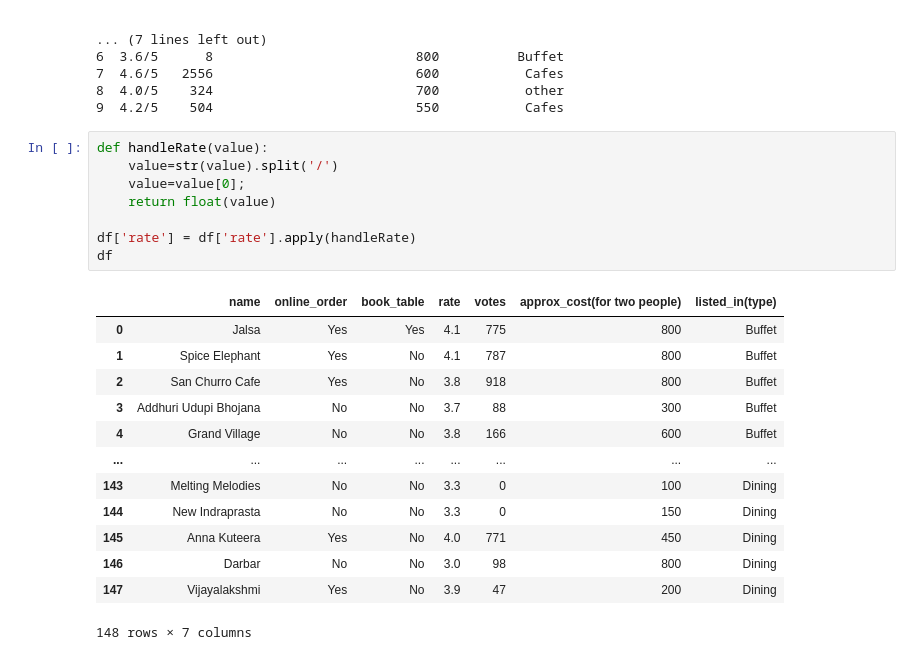
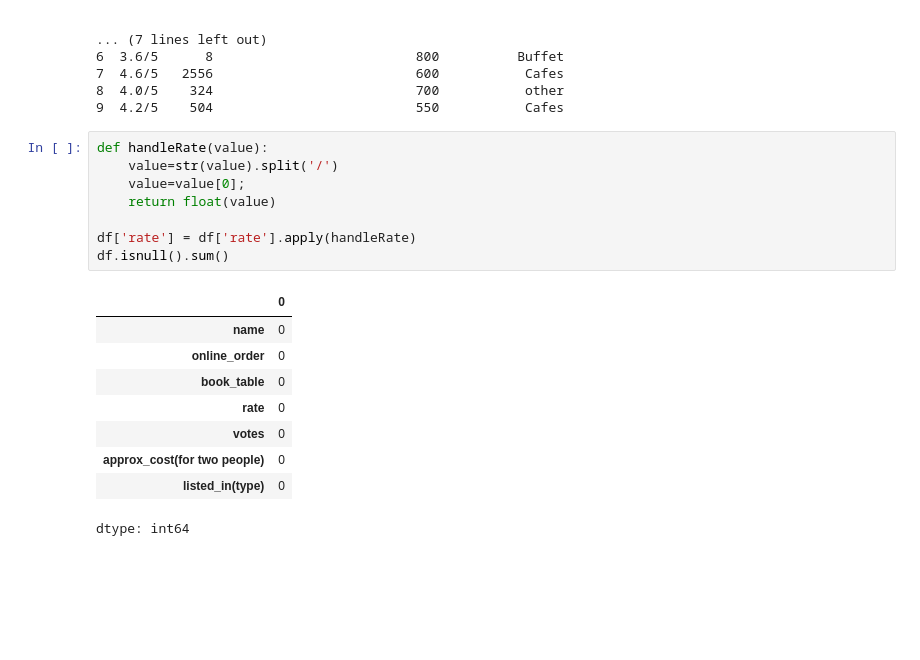
Before and after one commit to ashrafkvt/analyse_zomato_data, a Jupyter notebook: analyse_zomato_data.ipynb, the cells around one changed output. Drawn from its saved outputs; the diff is of its cells as text; blank space fills up the shorter version.

```diff
--- a/analyse_zomato_data.ipynb
+++ b/analyse_zomato_data.ipynb
@@ -39,22 +39,18 @@ print(df.head(10))
 # %%
 def handleRate(value):
     value=str(value).split('/')
     value=value[0];
     return float(value)
 
 df['rate'] = df['rate'].apply(handleRate)
-df
+df.isnull().sum()
 # %% [output]
-|  | name | online_order | book_table | rate | votes | approx_cost(for two people) | listed_in(type) |
-| 0 | Jalsa | Yes | Yes | 4.1 | 775 | 800 | Buffet |
-| 1 | Spice Elephant | Yes | No | 4.1 | 787 | 800 | Buffet |
-| 2 | San Churro Cafe | Yes | No | 3.8 | 918 | 800 | Buffet |
-| 3 | Addhuri Udupi Bhojana | No | No | 3.7 | 88 | 300 | Buffet |
-| 4 | Grand Village | No | No | 3.8 | 166 | 600 | Buffet |
-| ... | ... | ... | ... | ... | ... | ... | ... |
-| 143 | Melting Melodies | No | No | 3.3 | 0 | 100 | Dining |
-| 144 | New Indraprasta | No | No | 3.3 | 0 | 150 | Dining |
-| 145 | Anna Kuteera | Yes | No | 4.0 | 771 | 450 | Dining |
-| 146 | Darbar | No | No | 3.0 | 98 | 800 | Dining |
-| 147 | Vijayalakshmi | Yes | No | 3.9 | 47 | 200 | Dining |
+|  | 0 |
+| name | 0 |
+| online_order | 0 |
+| book_table | 0 |
+| rate | 0 |
+| votes | 0 |
+| approx_cost(for two people) | 0 |
+| listed_in(type) | 0 |
-148 rows × 7 columns
+dtype: int64
```
Also changed, not shown: parts of 4 cells of this notebook.
